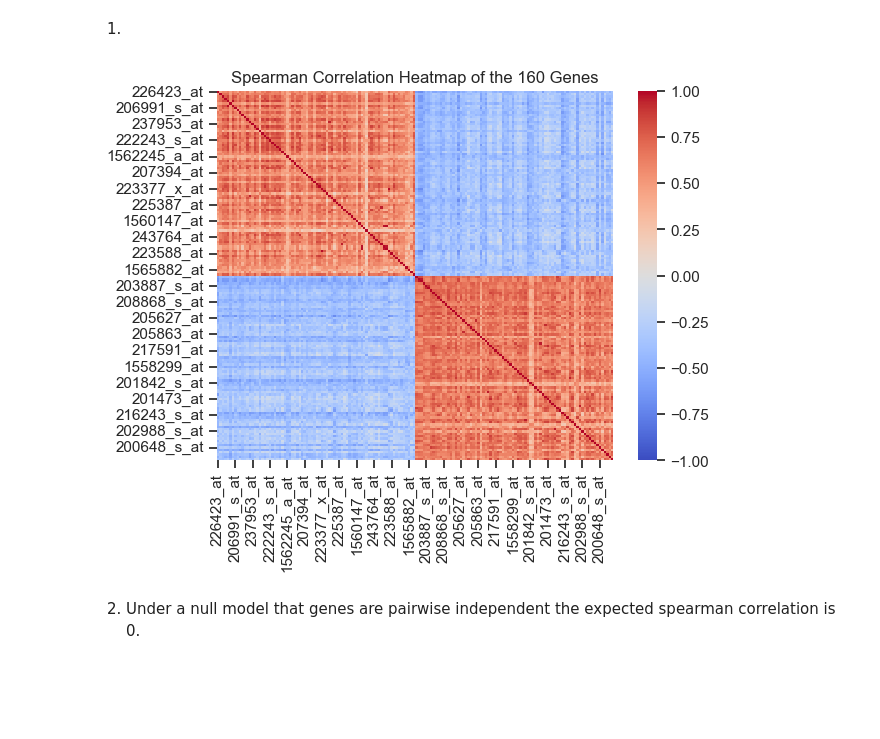
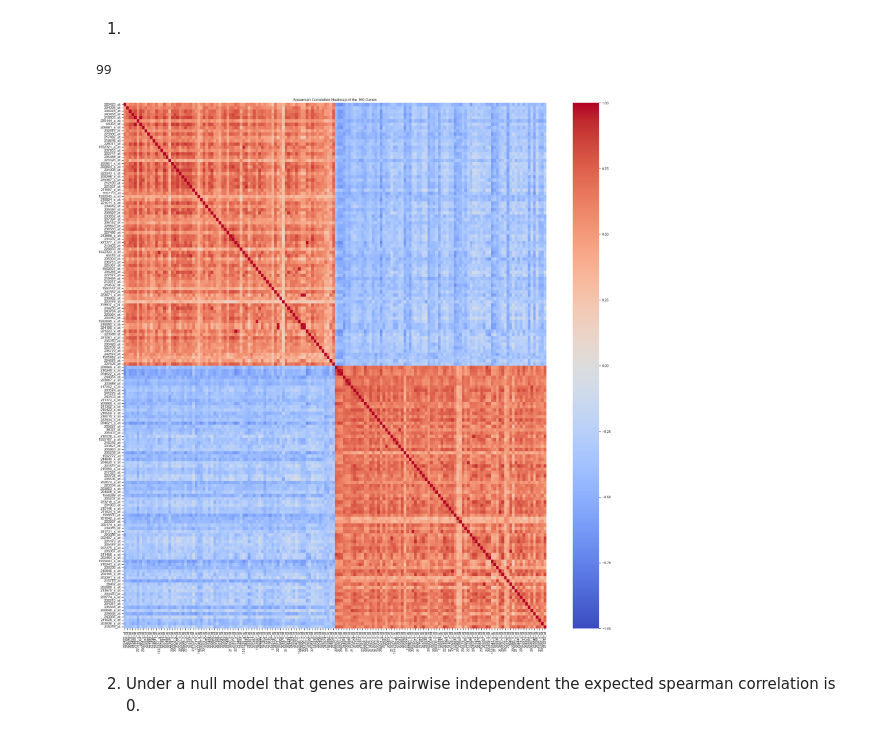
Before and after one commit to OfekBasson/StatisticsAndDataAnalsysHW3, a Jupyter notebook: HW3.ipynb, the cells around one changed output. Saved outputs shown, nothing was run; the diff lists cells and outputs as text; code cells hidden in the pictures; blank space fills up the shorter version.

Commit message:
1-3.d.1 are checked and combined

```diff
--- a/HW3.ipynb
+++ b/HW3.ipynb
@@ -158,49 +154,35 @@ plt.show()
 # %% [markdown]
 <b>3.c</b>
 # %%
-# TODO: Check for double dataframes assignment
-# TODO: duplicated - assign same rank
 number_of_overexpressed_genes_in_M_using_WRS = 0
 number_of_underexpressed_genes_in_M_using_WRS = 0
 number_of_overexpressed_genes_in_M_using_ttest = 0
 number_of_underexpressed_genes_in_M_using_ttest = 0
 
-WRS_statistics_list = []
-ttest_statistics_list = []
-# Does names make sense?
 WRS_overexpressed_p_values_list = []
 WRS_underexpressed_p_values_list = []
 
-# Need more variables?
-# Will be used later
 ttest_overexpressed_p_values_list = []
 
 M_group_transposed_data = transposed_data_frame_without_incomplete_genes[transposed_data_frame_without_incomplete_genes["Class"] == "M"]
 H_group_transposed_data = transposed_data_frame_without_incomplete_genes[transposed_data_frame_without_incomplete_genes["Class"] == "H"]
+
+
 for current_gene_name in transposed_data_frame_without_incomplete_genes.columns[1:]:
     current_gene_expression_for_group_M = M_group_transposed_data[current_gene_name].astype(float)
     current_gene_expression_for_group_H = H_group_transposed_data[current_gene_name].astype(float)
 
-    WRS_statistic = ranksums(current_gene_expression_for_group_M, current_gene_expression_for_group_H).statistic
-    # Remove?
-    WRS_statistics_list.append(WRS_statistic)
-    ttest_statistic = ttest_ind(current_gene_expression_for_group_M, current_gene_expression_for_group_H, alternative='less').statistic
-    # Remove?
-    ttest_statistics_list.append(ttest_statistic)
-
-    # Does this variable name (and next variables) make sense?
     WRS_overexpressed_p_value = ranksums(current_gene_expression_for_group_M, current_gene_expression_for_group_H, alternative='greater').pvalue
     WRS_overexpressed_p_values_list.append(WRS_overexpressed_p_value)
     if WRS_overexpressed_p_value < 0.07:
         number_of_overexpressed_genes_in_M_using_WRS += 1
 
-    # Will it be the same if I check for WRS_overexpressed_p_value > 0.093? is it true to use "less"?
     WRS_underexpressed_p_value = ranksums(current_gene_expression_for_group_M, current_gene_expression_for_group_H, alternative='less').pvalue
     WRS_underexpressed_p_values_list.append(WRS_underexpressed_p_value)
     if WRS_underexpressed_p_value < 0.07:
         number_of_underexpressed_genes_in_M_using_WRS += 1
 
-    ttest_overexpressed_p_value = ttest_ind(current_gene_expression_for_group_M.astype(float), current_gene_expression_for_group_H.astype(float), alternative='greater').pvalue
+    ttest_overexpressed_p_value = ttest_ind(current_gene_expression_for_group_M, current_gene_expression_for_group_H, alternative='greater').pvalue
     ttest_overexpressed_p_values_list.append(ttest_overexpressed_p_value)
     if ttest_overexpressed_p_value < 0.07:
         number_of_overexpressed_genes_in_M_using_ttest += 1
@@ -210,7 +192,6 @@ for current_gene_name in transposed_data_frame_without_incomplete_genes.columns[
         number_of_underexpressed_genes_in_M_using_ttest += 1
 
 
-
 print(f'Number of overexpressed genes in M using WRS is: {number_of_overexpressed_genes_in_M_using_WRS}')
 print(f'Number of underexpressed genes in M using WRS is: {number_of_underexpressed_genes_in_M_using_WRS}\n')
 print(f'Number of overexpressed genes in M using ttest is: {number_of_overexpressed_genes_in_M_using_ttest}')
@@ -226,30 +207,34 @@ Number of underexpressed genes in M using ttest is: 8639
 # %% [markdown]
 1.
 # %%
+# Check with Bradly why he flipped the matrices
+
 # Shouldn't all the genes be mentioned in the ticks?
 # Make sure I replaced variables correctly
 indices = data_without_incomplete_genes.index[1:]
 df_WRS_left_results = pd.DataFrame({
     'WRS_underexpressed_p_values_list': WRS_underexpressed_p_values_list
 }, index=indices)
 df_WRS_right_results = pd.DataFrame({
     'WRS_overexpressed_p_values_list': WRS_overexpressed_p_values_list
 }, index=indices)
 
 most_underexpressed_genes = df_WRS_left_results.sort_values(by='WRS_underexpressed_p_values_list').head(80)
 most_overexpressed_genes = df_WRS_right_results.sort_values(by='WRS_overexpressed_p_values_list').head(80)
 
 #get data in proper format
 D = pd.concat([most_underexpressed_genes,most_overexpressed_genes])
 D = pd.concat([D,data], axis=1, join="inner")
-D = D.iloc[:,4:]
+D = D.iloc[:,2:]
+print(len(D.columns))
 
 corr_matrix = D.transpose().corr(method='spearman')
-
-sns.heatmap(corr_matrix, cmap='coolwarm', vmin=-1, vmax=1)
+plt.figure(figsize=(30, 30))
+sns.heatmap(corr_matrix, cmap='coolwarm', vmin=-1, vmax=1, yticklabels=D.index, xticklabels=D.index)
 plt.title('Spearman Correlation Heatmap of the 160 Genes')
 plt.show()
 # %% [output]
+99
-[figure, old version]
+[figure, new version]
 # %% [markdown]
 2. Under a null model that genes are pairwise independent the expected spearman correlation is 0.
```
Also changed, not shown: parts of 31 cells of this notebook.
